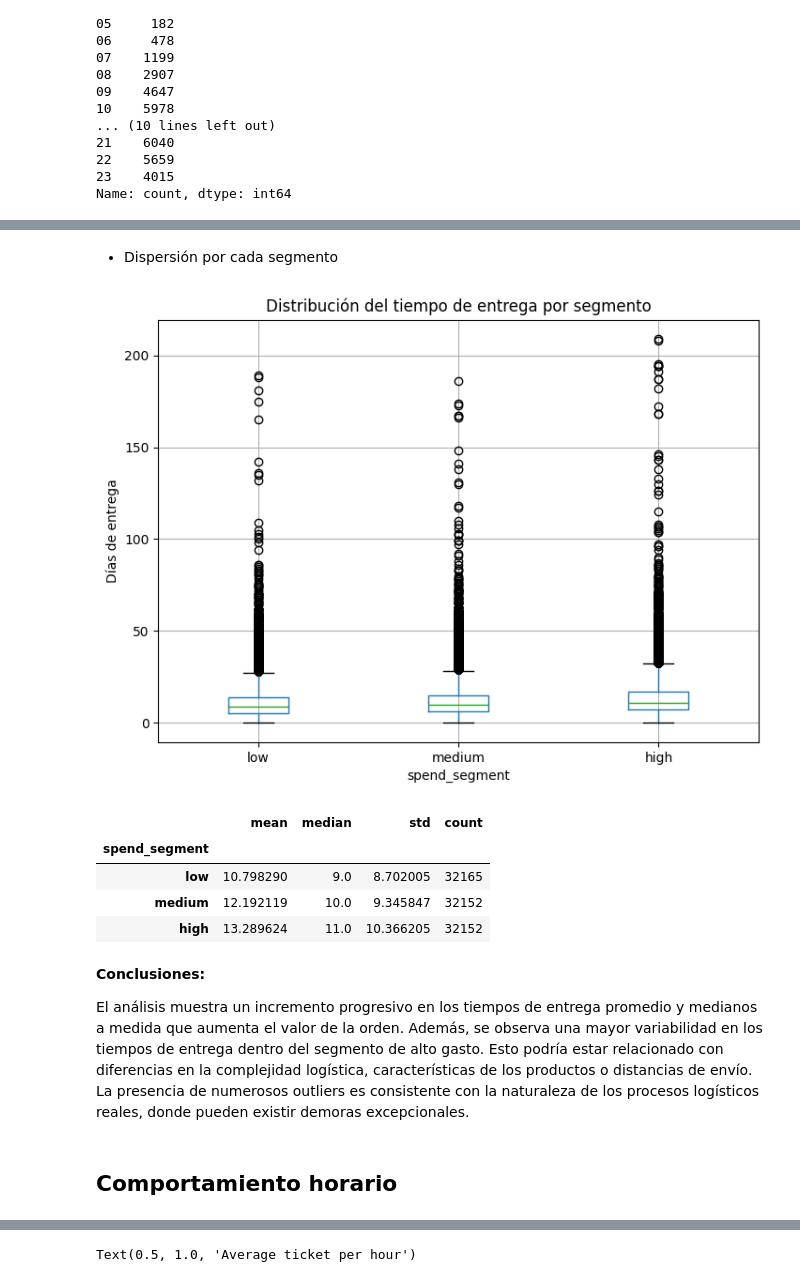
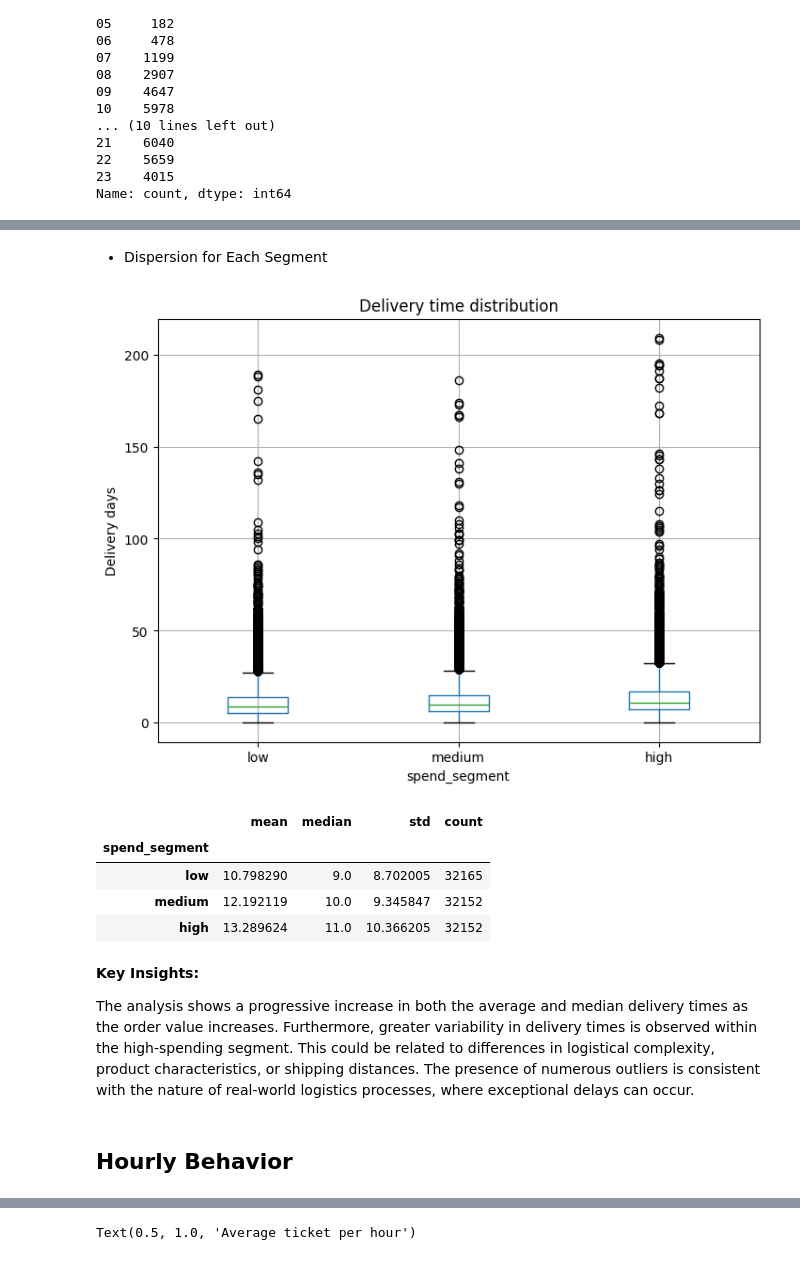
Before and after one commit to SoutoSebastian/ecommerce-analytics-sql-ml, a Jupyter notebook: notebooks/02_analytics.ipynb, the cells around one changed output, grey strips where cells are left out. Drawn from its saved outputs; the diff is of its cells as text; code cells hidden in the pictures.

```diff
--- a/notebooks/02_analytics.ipynb
+++ b/notebooks/02_analytics.ipynb
@@ -161,18 +170,18 @@ df.groupby("spend_segment")["delivery_days"].median().plot(kind="bar", title= "M
 # %% [markdown]
-* Dispersión por cada segmento
+* Dispersion for Each Segment
 # %%
 df.boxplot(
     column="delivery_days",
     by="spend_segment",
     figsize=(8,6)
 )
 
-plt.title("Distribución del tiempo de entrega por segmento")
+plt.title("Delivery time distribution")
 plt.suptitle("")
-plt.ylabel("Días de entrega")
+plt.ylabel("Delivery days")
 plt.show()
 # %% [output]
-[figure, old version]
+[figure, new version]
 # %%
 df.groupby("spend_segment")["delivery_days"].agg(["mean","median","std","count"])
 # %% [output]
@@ -182,9 +191,9 @@ df.groupby("spend_segment")["delivery_days"].agg(["mean","median","std","count"]
 | medium | 12.192119 | 10.0 | 9.345847 | 32152 |
 | high | 13.289624 | 11.0 | 10.366205 | 32152 |
 # %% [markdown]
-**Conclusiones:**
+**Key Insights:**
 
-El análisis muestra un incremento progresivo en los tiempos de entrega promedio y medianos a medida que aumenta el valor de la orden. Además, se observa una mayor variabilidad en los tiempos de entrega dentro del segmento de alto gasto. Esto podría estar relacionado con diferencias en la complejidad logística, características de los productos o distancias de envío. La presencia de numerosos outliers es consistente con la naturaleza de los procesos logísticos reales, donde pueden existir demoras excepcionales.
+The analysis shows a progressive increase in both the average and median delivery times as the order value increases. Furthermore, greater variability in delivery times is observed within the high-spending segment. This could be related to differences in logistical complexity, product characteristics, or shipping distances. The presence of numerous outliers is consistent with the nature of real-world logistics processes, where exceptional delays can occur.
 # %% [markdown]
-## Comportamiento horario
+## Hourly Behavior
 # %% [markdown]
```
Also changed, not shown: parts of 35 cells of this notebook, 3 other files.
